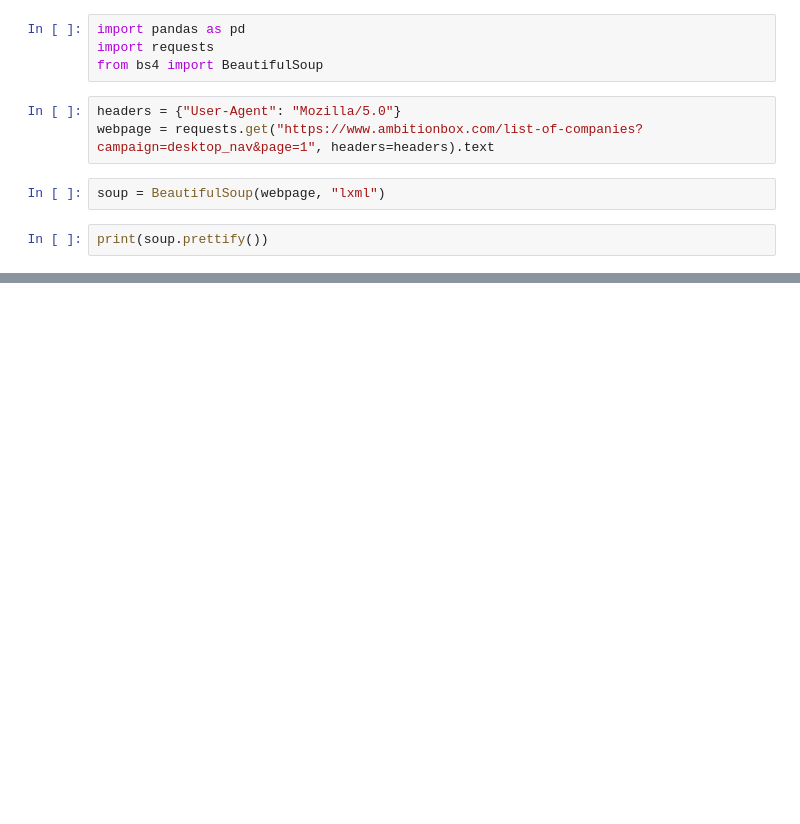
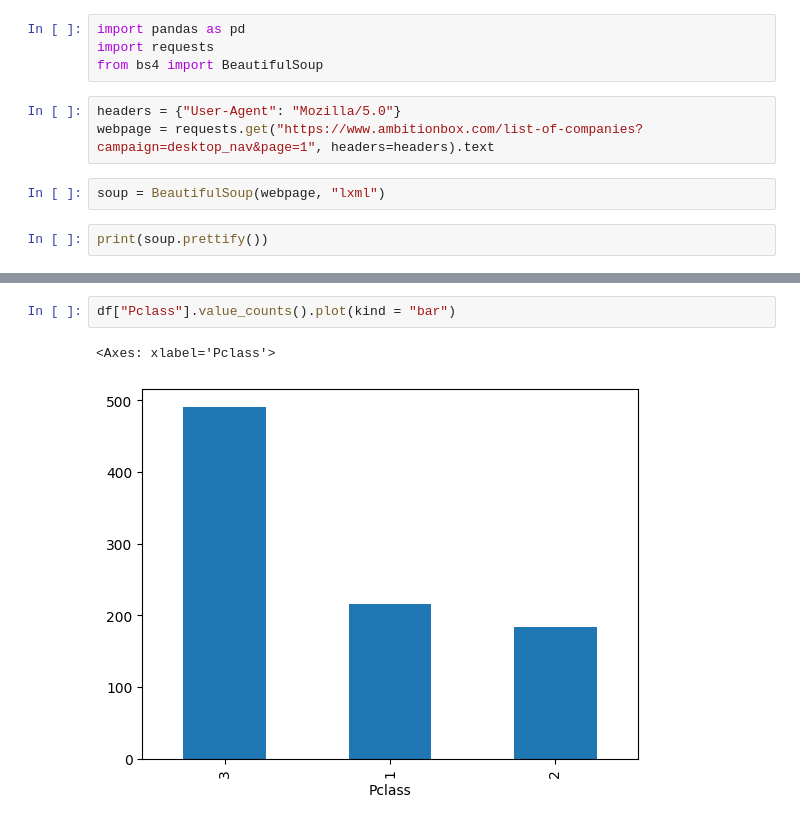
Before and after one commit to jenish2917/Machine-Learning, a Jupyter notebook: Data Fetch.ipynb, the cells around one changed output, grey strips where cells are left out. Cells and saved outputs as stored; diff of their text form; blank space fills up the shorter version.

```diff
--- a/Data Fetch.ipynb
+++ b/Data Fetch.ipynb
@@ -160,0 +186,5 @@ print(soup.prettify())
+# %%
+df["Pclass"].value_counts().plot(kind = "bar")
+# %% [output]
+<Axes: xlabel='Pclass'>
+[figure, added]
```
Also changed, not shown: parts of 33 cells of this notebook, 2 other files.
